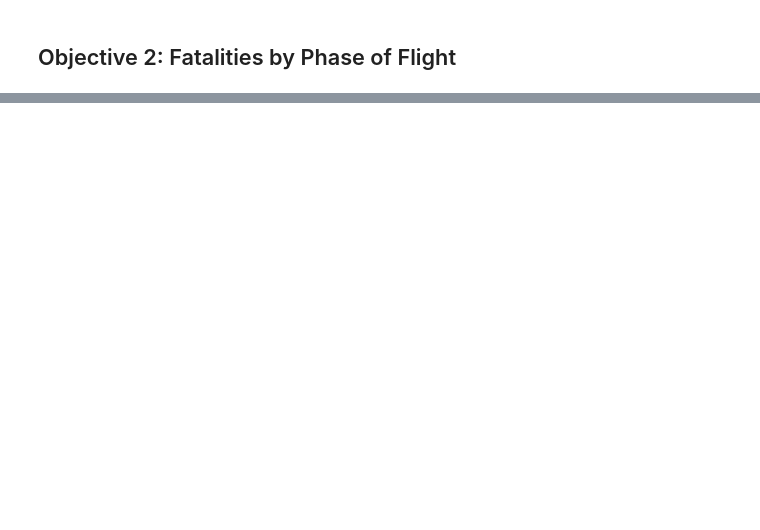
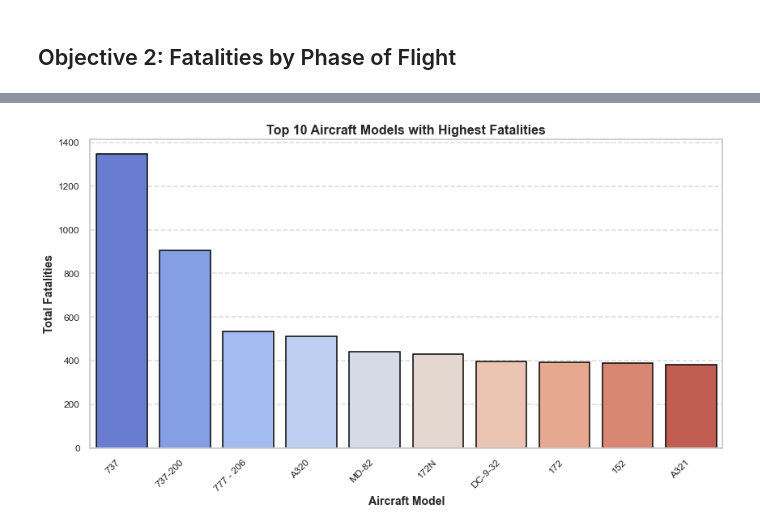
Before and after one commit to DianaMayalo/Phase-1-Project-Moringa-School, a Jupyter notebook: notebook/AviationAnalysis.ipynb, the cells around one changed output, grey strips where cells are left out. Drawn from its saved outputs; the diff is of its cells as text; code cells hidden in the pictures; blank space fills up the shorter version.

```diff
--- a/notebook/AviationAnalysis.ipynb
+++ b/notebook/AviationAnalysis.ipynb
@@ -303,0 +341,18 @@ plt.show();
+# %%
+# Group by aircraft model and sum total fatalities
+top_fatal_models = df.groupby("Model")["Total.Fatal.Injuries"].sum().sort_values(ascending=False).head(10)
+
+plt.figure(figsize=(14, 7))
+ax = sns.barplot(x=top_fatal_models.index, y=top_fatal_models.values, palette="coolwarm", edgecolor="black")
+
+plt.xticks(rotation=45, ha="right", fontsize=12)
+plt.yticks(fontsize=12)
+plt.xlabel("Aircraft Model", fontsize=14, fontweight='bold')
+plt.ylabel("Total Fatalities", fontsize=14, fontweight='bold')
+plt.title("Top 10 Aircraft Models with Highest Fatalities", fontsize=16, fontweight='bold')
+
+plt.grid(axis='y', linestyle='--', alpha=0.7)
+
+plt.show();
+# %% [output]
+[figure, added]
```
Also changed, not shown: parts of 20 cells of this notebook.
